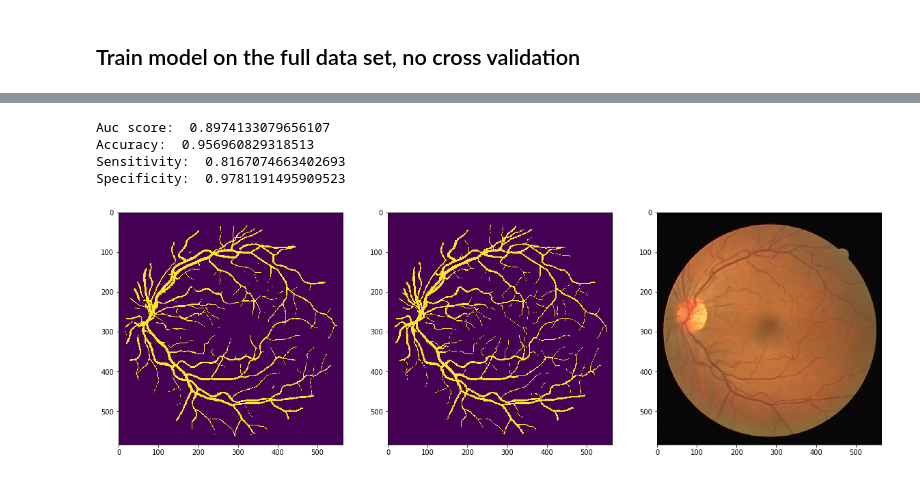
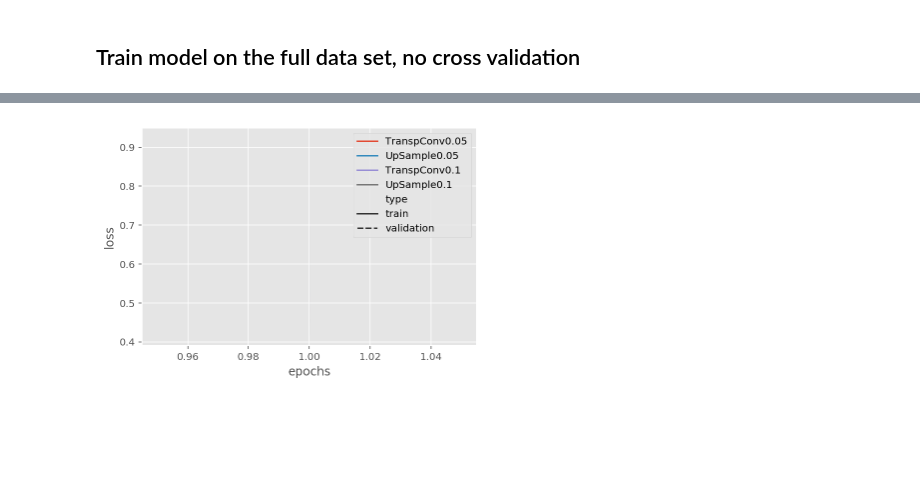
Before and after one commit to mlazic95/-retinal-blood-vessel-segmentation, a Jupyter notebook: src/semantic-segmentation-network.ipynb, the cells around one changed output, grey strips where cells are left out. Saved outputs shown, nothing was run; the diff lists cells and outputs as text; code cells hidden in the pictures; blank space fills up the shorter version.

Commit message:
Add more detailed comparison between best models from previous selction

```diff
--- a/src/semantic-segmentation-network.ipynb
+++ b/src/semantic-segmentation-network.ipynb
@@ -385,0 +392,29 @@ plotComparisonOfModels(historyLists, model_dicts)
+# %%
+def best_model_more_detailed():
+    epochs = 1
+    model_name = ["TranspConv", "UpSample"]
+
+    load_model = [get_transp_conv_unet, get_up_sample_unet]
+
+    dropouts = [0.05,0.1]
+    model_dicts = []
+    for dropout in dropouts:
+        for model_idx in range(len(model_name)):
+            arg = {}
+            arg['dropout'] = dropout
+            arg['input_img'] = Input((32,32,1))
+            model_dict = {}
+            model_dict['load_model'] = load_model[model_idx]
+            model_dict['args'] = arg
+            model_dict['name'] = model_name[model_idx] + str(dropout)
+            model_dicts.append(model_dict)
+    models = []
+    historyLists =[]
+    for model_dict in model_dicts:
+        print(model_dict['name'])
+        model, historyList = train(epochs = epochs, n_folds = 2, model_dict = model_dict)
+        models.append(model)
+        historyLists.append(historyList)
+    return historyLists, model_dicts, models
+# %%
+historyLists_detail, model_dicts_detail, models_detail = best_model_more_detailed()
@@ -386,3 +439,7 @@ plotComparisonOfModels(historyLists, model_dicts)
+# %%
+plotComparisonOfModels(historyLists_detail, model_dicts_detail)
+# %% [output]
+[figure, added]
 # %%
 nr_of_images = 10
 fig, ax = plt.subplots(nr_of_images,4, figsize=(8,20))
@@ -408,21 +465,3 @@ drive_test_segmented = helpers.load_images_from_folder(helpers.DRIVE_TEST_SEG_1_
 drive_training_images = helpers.load_images_from_folder(helpers.DRIVE_TRAINING_IMAGES_PATH)
 drive_training_mask = helpers.load_images_from_folder(helpers.DRIVE_TRAINING_MASK_PATH)
 drive_training_segmented = helpers.load_images_from_folder(helpers.DRIVE_TRAINING_SEG_1_PATH)
-# %%
-image_nr = 0
-full_image_segmentation = helpers.segment_whole_image(drive_test_images[image_nr], drive_test_mask[image_nr], 32, helpers.Dataset.DRIVE, model)
-fig, ax = plt.subplots(1,3, figsize=(20,20))
-ax[0].imshow(full_image_segmentation)
-ax[1].imshow(drive_test_segmented[image_nr])
-ax[2].imshow(drive_test_images[image_nr])
-print('Auc score: ',helpers.roc_auc(full_image_segmentation, drive_test_segmented[image_nr], drive_test_mask[image_nr]))
-print('Accuracy: ',helpers.accuracy(full_image_segmentation, drive_test_segmented[image_nr], drive_test_mask[image_nr]))
-print('Sensitivity: ',helpers.sensitivity(full_image_segmentation, drive_test_segmented[image_nr], drive_test_mask[image_nr]))
-print('Specificity: ',helpers.specificity(full_image_segmentation, drive_test_segmented[image_nr], drive_test_mask[image_nr]))
-plt.show()
-# %% [output]
-Auc score:  0.8974133079656107
-Accuracy:  0.956960829318513
-Sensitivity:  0.8167074663402693
-Specificity:  0.9781191495909523
-[figure, removed]
```
Also changed, not shown: parts of 11 cells of this notebook.
